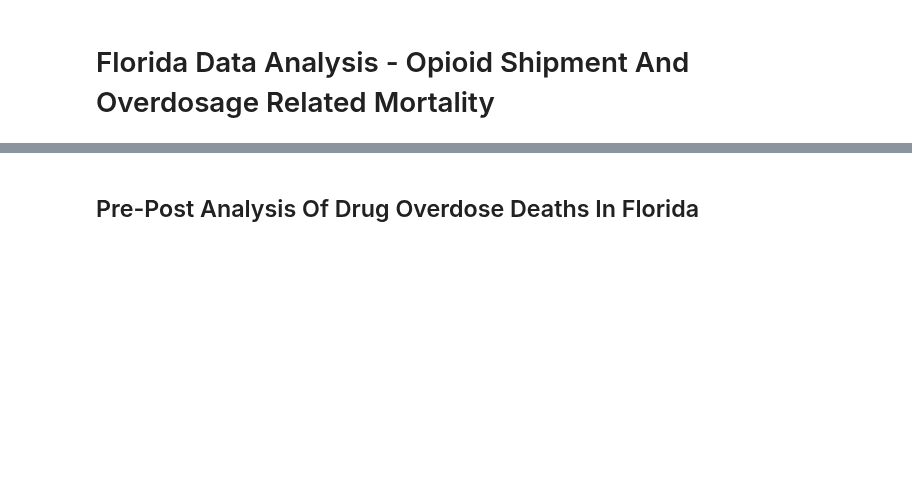
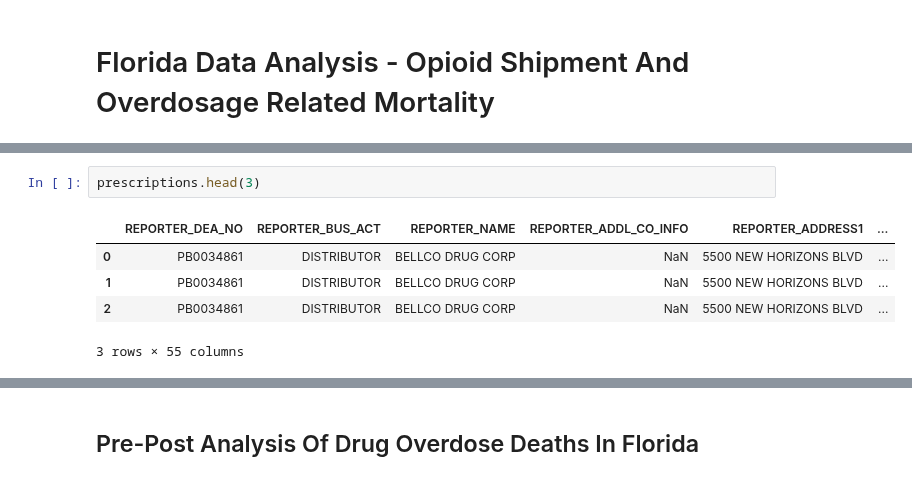
Before and after one commit to abzdel/Opioid-Analysis, a Jupyter notebook: Florida Diff-in-Diff Overdose Deaths.ipynb, the cells around one changed output, grey strips where cells are left out. Drawn from its saved outputs; the diff is of its cells as text; blank space fills up the shorter version.

```diff
--- a/Florida Diff-in-Diff Overdose Deaths.ipynb
+++ b/Florida Diff-in-Diff Overdose Deaths.ipynb
@@ -2,0 +33,8 @@
+# %%
+prescriptions.head(3)
+# %% [output]
+|  | REPORTER_DEA_NO | REPORTER_BUS_ACT | REPORTER_NAME | REPORTER_ADDL_CO_INFO | REPORTER_ADDRESS1 | ... |
+| 0 | PB0034861 | DISTRIBUTOR | BELLCO DRUG CORP | NaN | 5500 NEW HORIZONS BLVD | ... |
+| 1 | PB0034861 | DISTRIBUTOR | BELLCO DRUG CORP | NaN | 5500 NEW HORIZONS BLVD | ... |
+| 2 | PB0034861 | DISTRIBUTOR | BELLCO DRUG CORP | NaN | 5500 NEW HORIZONS BLVD | ... |
+3 rows × 55 columns
```
Also changed, not shown: parts of 11 cells of this notebook.
